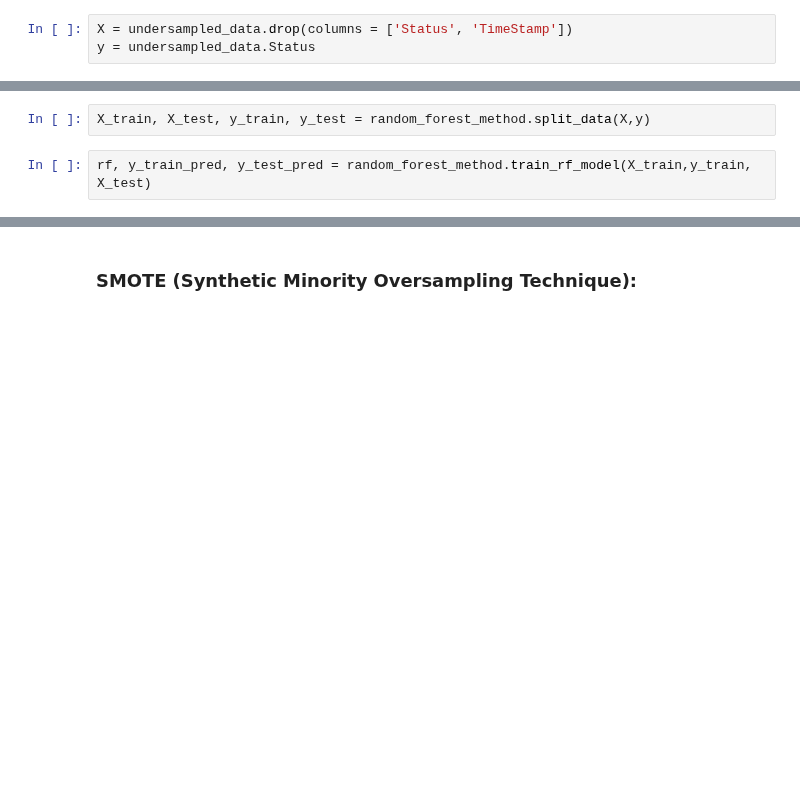
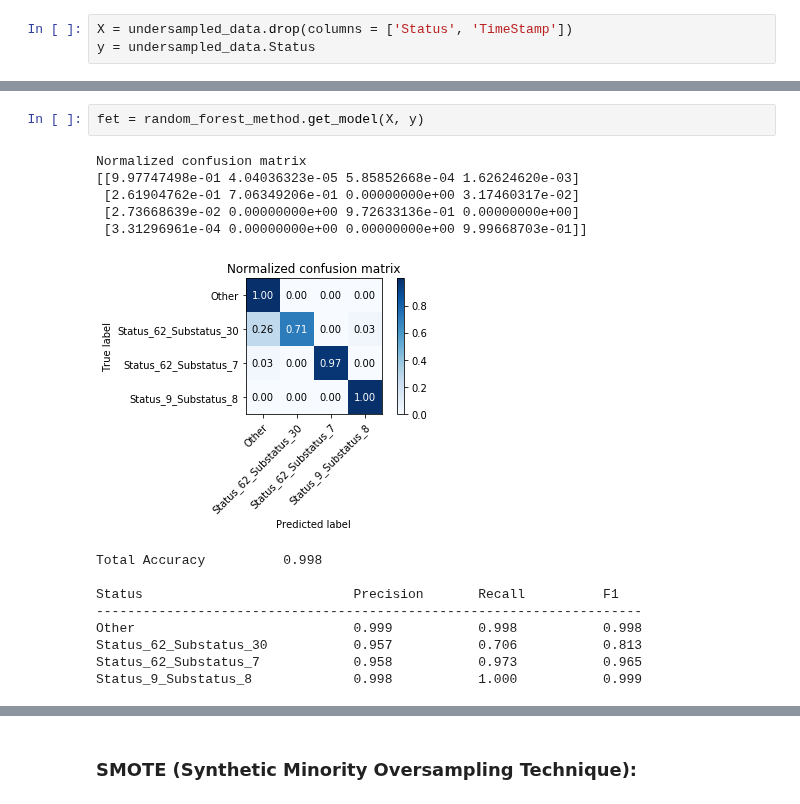
Before and after one commit to StianIsmar/project-thesis, a Jupyter notebook: TE/models/data_sampling.ipynb, the cells around one changed output, grey strips where cells are left out. Saved outputs shown, nothing was run; the diff lists cells and outputs as text; blank space fills up the shorter version.

```diff
--- a/TE/models/data_sampling.ipynb
+++ b/TE/models/data_sampling.ipynb
@@ -111,4 +123,17 @@ y = undersampled_data.Status
 # %%
-X_train, X_test, y_train, y_test = random_forest_method.split_data(X,y)
+fet = random_forest_method.get_model(X, y)
+# %% [output]
+Normalized confusion matrix
+[[9.97747498e-01 4.04036323e-05 5.85852668e-04 1.62624620e-03]
+ [2.61904762e-01 7.06349206e-01 0.00000000e+00 3.17460317e-02]
+ [2.73668639e-02 0.00000000e+00 9.72633136e-01 0.00000000e+00]
+ [3.31296961e-04 0.00000000e+00 0.00000000e+00 9.99668703e-01]]
+[figure, added]
+Total Accuracy          0.998
+
+Status                           Precision       Recall          F1
+----------------------------------------------------------------------
+Other                            0.999           0.998           0.998
+Status_62_Substatus_30           0.957           0.706           0.813
+Status_62_Substatus_7            0.958           0.973           0.965
+Status_9_Substatus_8             0.998           1.000           0.999
-# %%
-rf, y_train_pred, y_test_pred = random_forest_method.train_rf_model(X_train,y_train, X_test)
```
Also changed, not shown: parts of 14 cells of this notebook, 1 other file.
